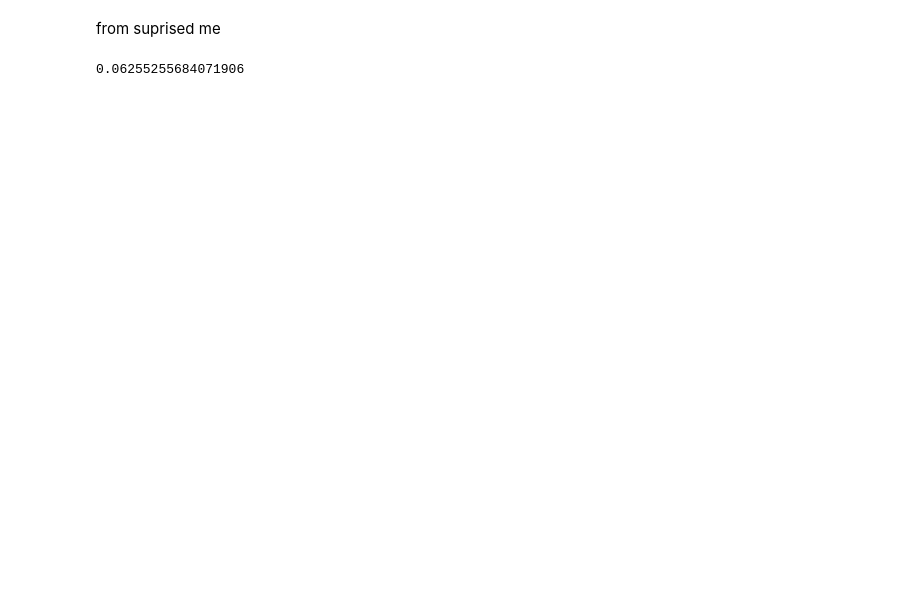
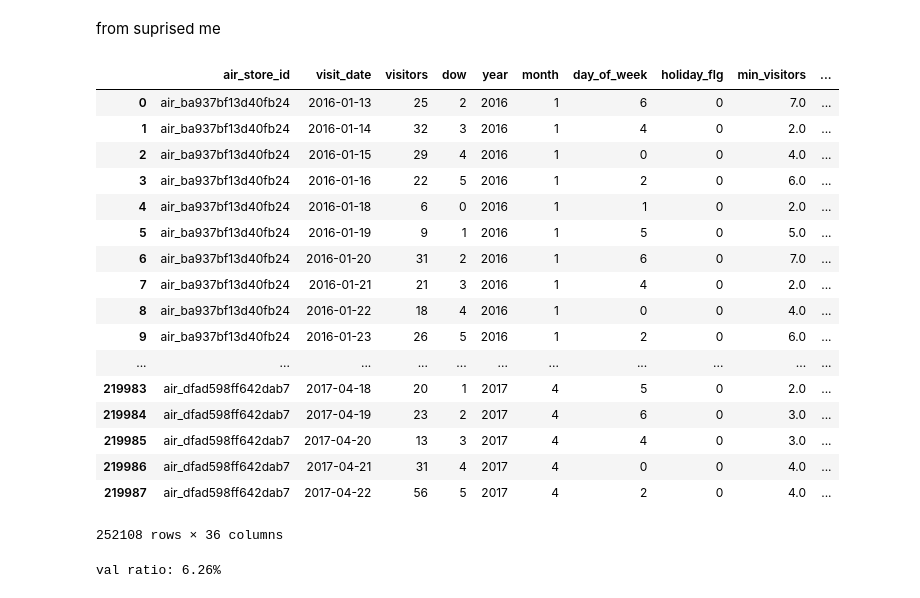
Before and after one commit to amaotone/kaggle-recruit, a Jupyter notebook: protos/sandbox.ipynb, the cells around one changed output. Saved outputs shown, nothing was run; the diff lists cells and outputs as text; code cells hidden in the pictures; blank space fills up the shorter version.

```diff
--- a/protos/sandbox.ipynb
+++ b/protos/sandbox.ipynb
@@ -75,11 +75,11 @@ stores = pd.merge(stores, data['as'], how='left', on=['air_store_id'])
 stores['air_genre_name'] = stores['air_genre_name'].map(lambda x: str(str(x).replace('/',' ')))
 stores['air_area_name'] = stores['air_area_name'].map(lambda x: str(str(x).replace('-',' ')))
 lbl = preprocessing.LabelEncoder()
-for i in range(10):
-    stores['air_genre_name'+str(i)] = lbl.fit_transform(stores['air_genre_name'].map(lambda x: str(str(x).split(' ')[i]) if len(str(x).split(' '))>i else ''))
-    stores['air_area_name'+str(i)] = lbl.fit_transform(stores['air_area_name'].map(lambda x: str(str(x).split(' ')[i]) if len(str(x).split(' '))>i else ''))
-stores['air_genre_name'] = lbl.fit_transform(stores['air_genre_name'])
-stores['air_area_name'] = lbl.fit_transform(stores['air_area_name'])
+# for i in range(10):
+#     stores['air_genre_name'+str(i)] = lbl.fit_transform(stores['air_genre_name'].map(lambda x: str(str(x).split(' ')[i]) if len(str(x).split(' '))>i else ''))
+#     stores['air_area_name'+str(i)] = lbl.fit_transform(stores['air_area_name'].map(lambda x: str(str(x).split(' ')[i]) if len(str(x).split(' '))>i else ''))
+# stores['air_genre_name'] = lbl.fit_transform(stores['air_genre_name'])
+# stores['air_area_name'] = lbl.fit_transform(stores['air_area_name'])
 
 data['hol']['visit_date'] = pd.to_datetime(data['hol']['visit_date'])
 data['hol']['day_of_week'] = lbl.fit_transform(data['hol']['day_of_week'])
@@ -116,17 +116,33 @@ test['var_max_long'] = test['longitude'].max() - test['longitude']
 train['lon_plus_lat'] = train['longitude'] + train['latitude']
 test['lon_plus_lat'] = test['longitude'] + test['latitude']
 
-lbl = preprocessing.LabelEncoder()
-train['air_store_id2'] = lbl.fit_transform(train['air_store_id'])
-test['air_store_id2'] = lbl.transform(test['air_store_id'])
+# lbl = preprocessing.LabelEncoder()
+# train['air_store_id2'] = lbl.fit_transform(train['air_store_id'])
+# test['air_store_id2'] = lbl.transform(test['air_store_id'])
 
-col = [c for c in train if c not in ['id', 'air_store_id', 'visit_date','visitors']]
 train = train.fillna(-1)
 test = test.fillna(-1)
 
 def RMSLE(y, pred):
     return metrics.mean_squared_error(y, pred)**0.5
-# %%
-((X_train.year == 2017) & (X_train.month >= 4)).sum() / len(X_train)
-# %% [output]
-0.06255255684071906
+# %%
+train
+# %% [output]
+|  | air_store_id | visit_date | visitors | dow | year | month | day_of_week | holiday_flg | min_visitors | ... |
+| 0 | air_ba937bf13d40fb24 | 2016-01-13 | 25 | 2 | 2016 | 1 | 6 | 0 | 7.0 | ... |
+| 1 | air_ba937bf13d40fb24 | 2016-01-14 | 32 | 3 | 2016 | 1 | 4 | 0 | 2.0 | ... |
+| 2 | air_ba937bf13d40fb24 | 2016-01-15 | 29 | 4 | 2016 | 1 | 0 | 0 | 4.0 | ... |
+| 3 | air_ba937bf13d40fb24 | 2016-01-16 | 22 | 5 | 2016 | 1 | 2 | 0 | 6.0 | ... |
+| 4 | air_ba937bf13d40fb24 | 2016-01-18 | 6 | 0 | 2016 | 1 | 1 | 0 | 2.0 | ... |
+| 5 | air_ba937bf13d40fb24 | 2016-01-19 | 9 | 1 | 2016 | 1 | 5 | 0 | 5.0 | ... |
+| 6 | air_ba937bf13d40fb24 | 2016-01-20 | 31 | 2 | 2016 | 1 | 6 | 0 | 7.0 | ... |
+| 7 | air_ba937bf13d40fb24 | 2016-01-21 | 21 | 3 | 2016 | 1 | 4 | 0 | 2.0 | ... |
+| 8 | air_ba937bf13d40fb24 | 2016-01-22 | 18 | 4 | 2016 | 1 | 0 | 0 | 4.0 | ... |
+| 9 | air_ba937bf13d40fb24 | 2016-01-23 | 26 | 5 | 2016 | 1 | 2 | 0 | 6.0 | ... |
+| ... | ... | ... | ... | ... | ... | ... | ... | ... | ... | ... |
+| 219983 | air_dfad598ff642dab7 | 2017-04-18 | 20 | 1 | 2017 | 4 | 5 | 0 | 2.0 | ... |
+| 219984 | air_dfad598ff642dab7 | 2017-04-19 | 23 | 2 | 2017 | 4 | 6 | 0 | 3.0 | ... |
+| 219985 | air_dfad598ff642dab7 | 2017-04-20 | 13 | 3 | 2017 | 4 | 4 | 0 | 3.0 | ... |
+| 219986 | air_dfad598ff642dab7 | 2017-04-21 | 31 | 4 | 2017 | 4 | 0 | 0 | 4.0 | ... |
+| 219987 | air_dfad598ff642dab7 | 2017-04-22 | 56 | 5 | 2017 | 4 | 2 | 0 | 4.0 | ... |
+252108 rows × 36 columns
@@ -133 +160,6 @@ def RMSLE(y, pred):
+# %%
+val_id = ((train.year == 2017) & (train.month >= 4))
+print('val ratio:', f'{len(train.loc[val_id])/len(train):.2%}')
+# %% [output]
+val ratio: 6.26%
 # %%
```
Also changed, not shown: parts of 9 cells of this notebook, 1 other file.
